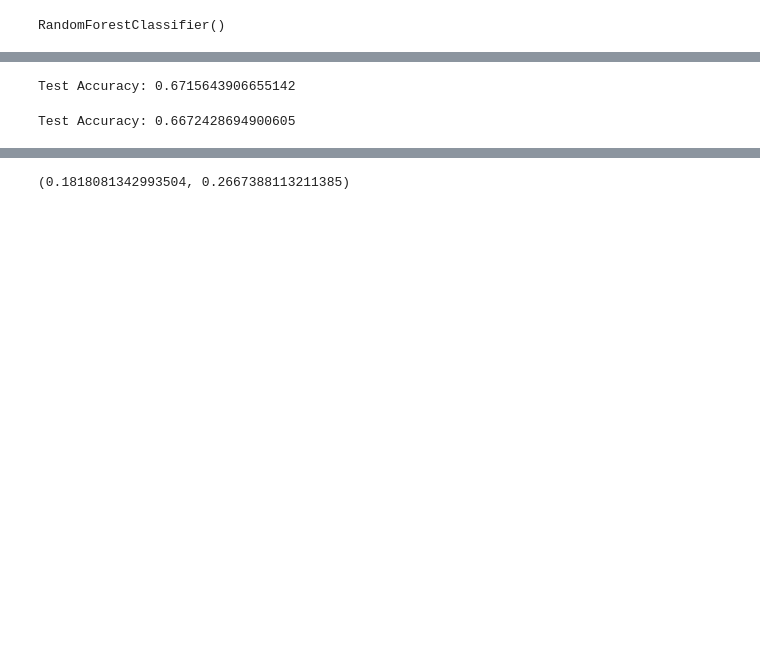
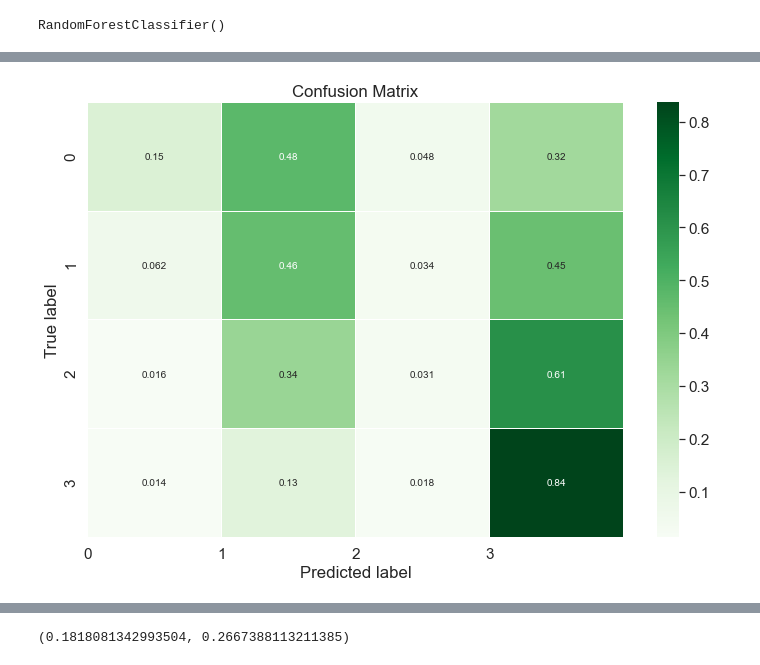
Before and after one commit to epfl-ada/ada-2023-project-pandamonium, a Jupyter notebook: bechdel_estimator.ipynb, the cells around one changed output, grey strips where cells are left out. Saved outputs shown, nothing was run; the diff lists cells and outputs as text; code cells hidden in the pictures; blank space fills up the shorter version.

```diff
--- a/bechdel_estimator.ipynb
+++ b/bechdel_estimator.ipynb
@@ -112,18 +84,20 @@ Test Accuracy: 0.5038893690579084
-# %%
-#female cast ratio
-rf = RandomForestClassifier(n_estimators = 100)
-rf.fit(np.expand_dims(x_train[:,4], axis = -1), y_train)
-y_pred = rf.predict(np.expand_dims(x_test[:,4], axis = -1))
-accuracy = accuracy_score(y_test, y_pred)
-print("Test Accuracy:", accuracy)
-# %% [output]
-Test Accuracy: 0.6715643906655142
-# %%
-#gender mention density
-rf = RandomForestClassifier(n_estimators = 100)
-rf.fit(np.expand_dims(x_train[:,5], axis = -1), y_train)
-y_pred = rf.predict(np.expand_dims(x_test[:,5], axis = -1))
-accuracy = accuracy_score(y_test, y_pred)
-print("Test Accuracy:", accuracy)
-# %% [output]
-Test Accuracy: 0.6672428694900605
+# %%
+# Calculate and draw confusion matrix
+conf_matrix = confusion_matrix(y_test, y_pred).astype('float')
+conf_matrix = conf_matrix / conf_matrix.sum(axis=1)[:, np.newaxis]
+
+plt.figure(figsize=(12,8))
+sns.set(font_scale=1.4)
+sns.heatmap(conf_matrix, annot=True, annot_kws={'size':10}, cmap=plt.cm.Greens, linewidths=0.2)
+
+class_names = ['0', '1', '2', '3']
+tick_marks = np.arange(len(class_names))
+tick_marks2 = tick_marks + 0.5
+plt.xticks(tick_marks, class_names)
+plt.yticks(tick_marks2, class_names)
+plt.xlabel('Predicted label')
+plt.ylabel('True label')
+plt.title('Confusion Matrix')
+plt.show()
+# %% [output]
+[figure, added]
```
Also changed, not shown: parts of 31 cells of this notebook.
